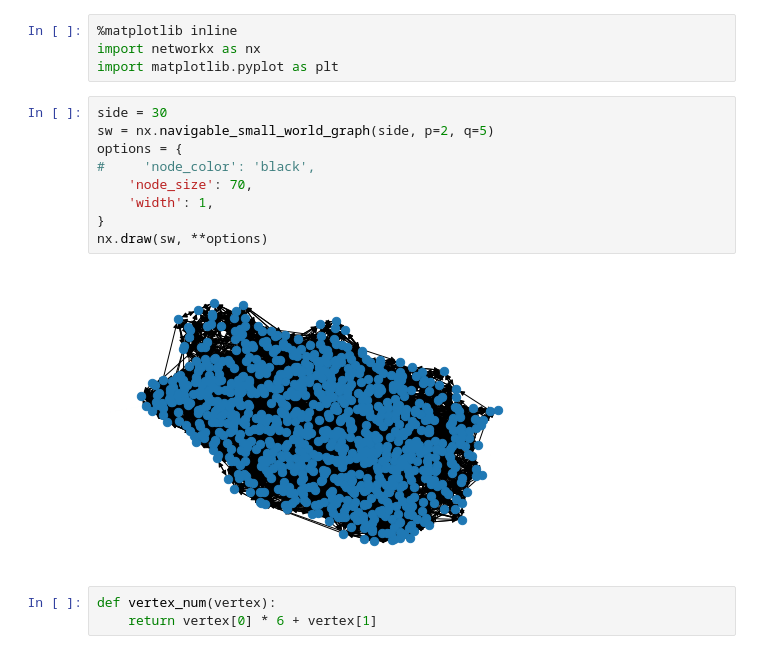
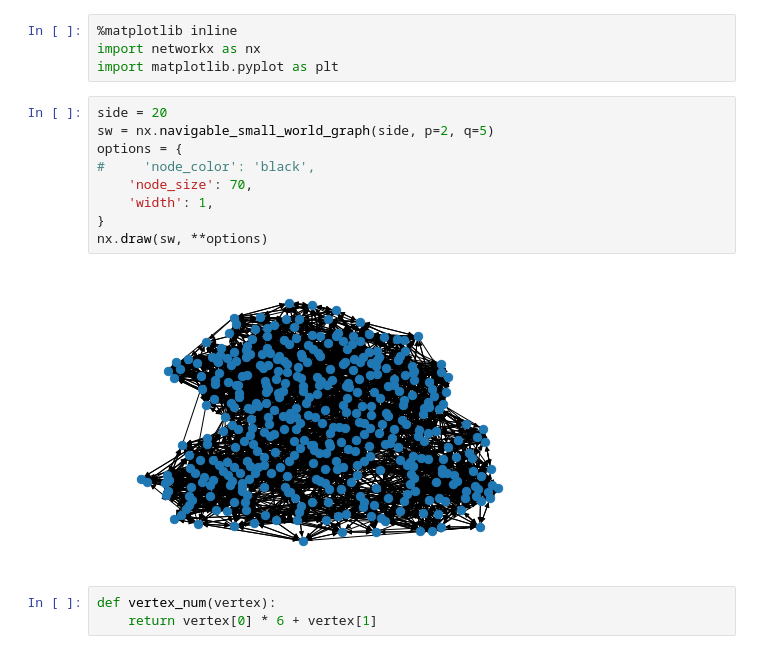
Before and after one commit to NikPeg/SmallWorldSynchronization, a Jupyter notebook: Удаление нейрона.ipynb, the cells around one changed output. Cells and saved outputs as stored; diff of their text form.

```diff
--- a/Удаление нейрона.ipynb
+++ b/Удаление нейрона.ipynb
@@ -3,16 +3,16 @@
 import networkx as nx
 import matplotlib.pyplot as plt
 # %%
-side = 30
+side = 20
 sw = nx.navigable_small_world_graph(side, p=2, q=5)
 options = {
 #     'node_color': 'black',
     'node_size': 70,
     'width': 1,
 }
 nx.draw(sw, **options)
 # %% [output]
-[figure, old version]
+[figure, new version]
 # %%
 def vertex_num(vertex):
     return vertex[0] * 6 + vertex[1]
```
Also changed, not shown: parts of 10 cells of this notebook.
